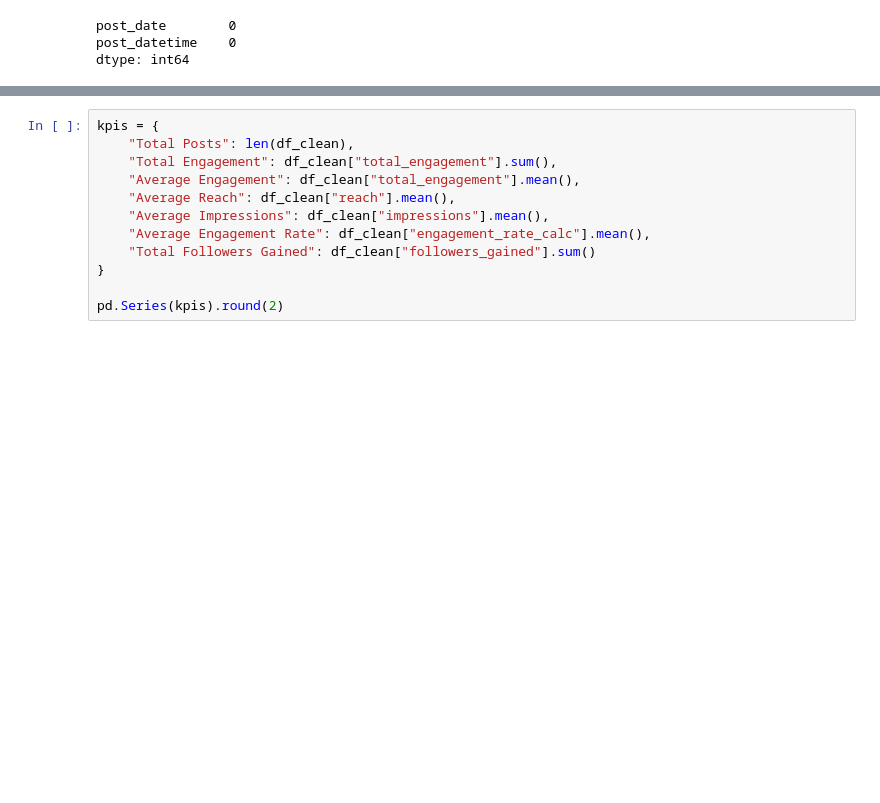
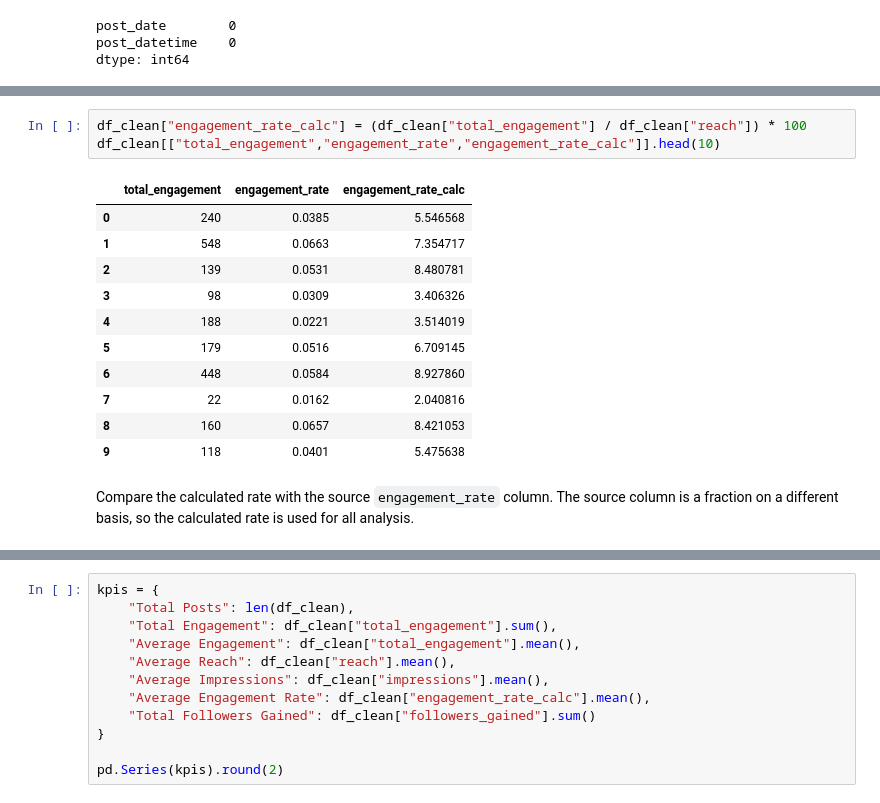
Before and after one commit to kashish1422/instagram-creator-analytics, a Jupyter notebook: Python/data_understanding.ipynb, the cells around one changed output, grey strips where cells are left out. Drawn from its saved outputs; the diff is of its cells as text; blank space fills up the shorter version.

```diff
--- a/Python/data_understanding.ipynb
+++ b/Python/data_understanding.ipynb
@@ -406,0 +227,17 @@ import pandas as pd
+# %%
+df_clean["engagement_rate_calc"] = (df_clean["total_engagement"] / df_clean["reach"]) * 100
+df_clean[["total_engagement","engagement_rate","engagement_rate_calc"]].head(10)
+# %% [output]
+|  | total_engagement | engagement_rate | engagement_rate_calc |
+| 0 | 240 | 0.0385 | 5.546568 |
+| 1 | 548 | 0.0663 | 7.354717 |
+| 2 | 139 | 0.0531 | 8.480781 |
+| 3 | 98 | 0.0309 | 3.406326 |
+| 4 | 188 | 0.0221 | 3.514019 |
+| 5 | 179 | 0.0516 | 6.709145 |
+| 6 | 448 | 0.0584 | 8.927860 |
+| 7 | 22 | 0.0162 | 2.040816 |
+| 8 | 160 | 0.0657 | 8.421053 |
+| 9 | 118 | 0.0401 | 5.475638 |
+# %% [markdown]
+Compare the calculated rate with the source `engagement_rate` column. The source column is a fraction on a different basis, so the calculated rate is used for all analysis.
```
Also changed, not shown: parts of 100 cells of this notebook, 4 other files.
